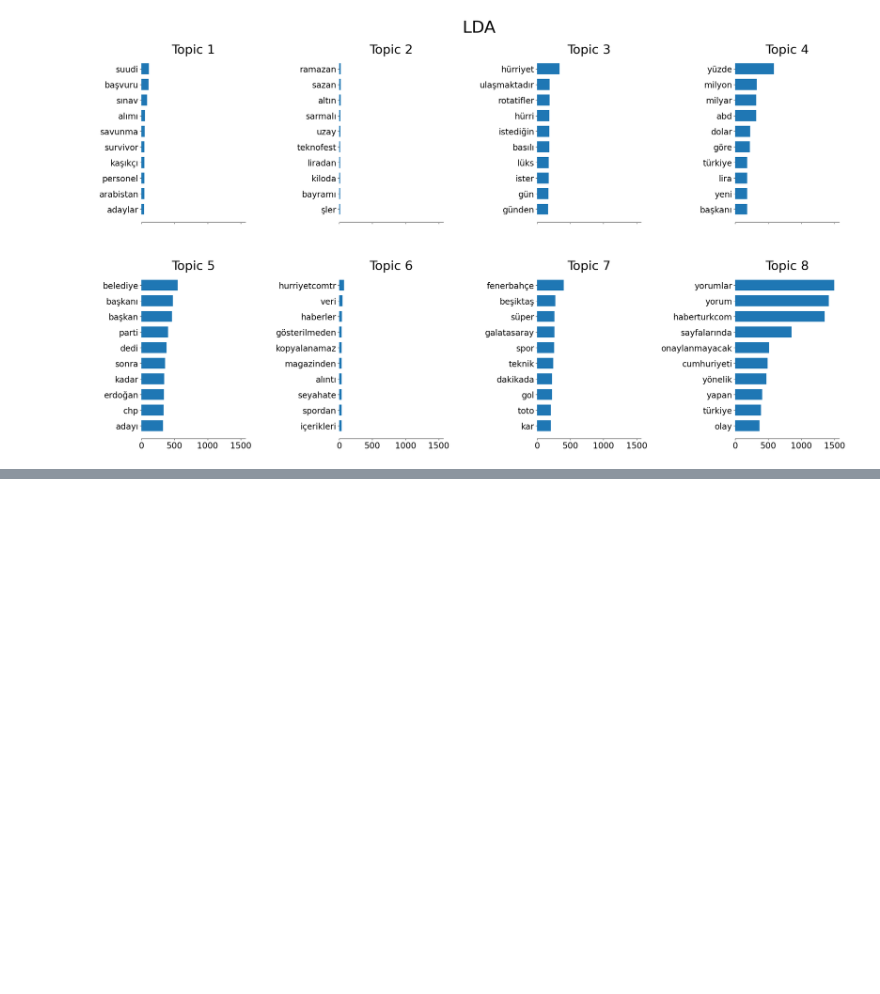
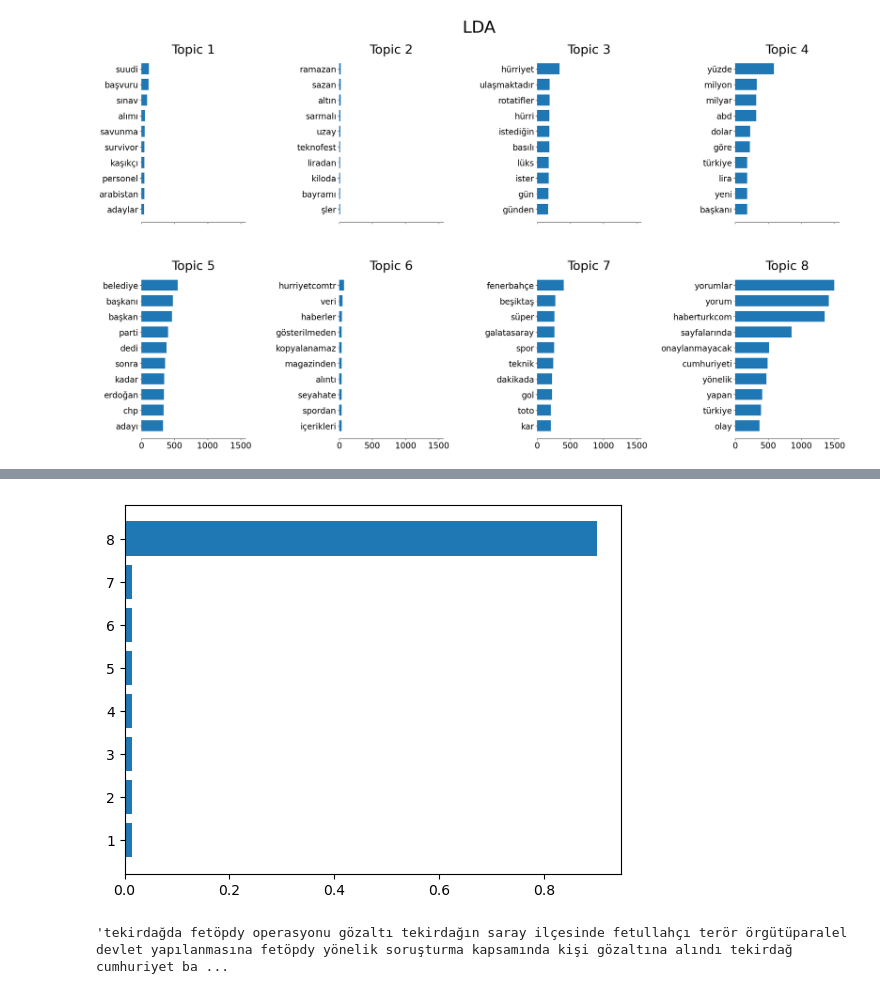
Before and after one commit to ihpar/ddi, a Jupyter notebook: LAB8 - Topic Modeling/lab8.ipynb, the cells around one changed output, grey strips where cells are left out. Drawn from its saved outputs; the diff is of its cells as text; code cells hidden in the pictures; blank space fills up the shorter version.

```diff
--- a/LAB8 - Topic Modeling/lab8.ipynb
+++ b/LAB8 - Topic Modeling/lab8.ipynb
@@ -149,0 +166,15 @@ df.iloc[i]["clean"]
+# %%
+i = np.random.choice(len(df))
+doc = Z[i]
+topics = np.arange(8) + 1
+
+fig, ax = plt.subplots()
+ax.barh(topics, doc)
+ax.set_yticks(topics)
+plt.show()
+# %% [output]
+[figure, added]
+# %%
+df.iloc[i]["clean"]
+# %% [output]
+'tekirdağda fetöpdy operasyonu gözaltı tekirdağın saray ilçesinde fetullahçı terör örgütüparalel devlet yapılanmasına fetöpdy yönelik soruşturma kapsamında kişi gözaltına alındı tekirdağ cumhuriyet ba ...
```
Also changed, not shown: parts of 7 cells of this notebook.
